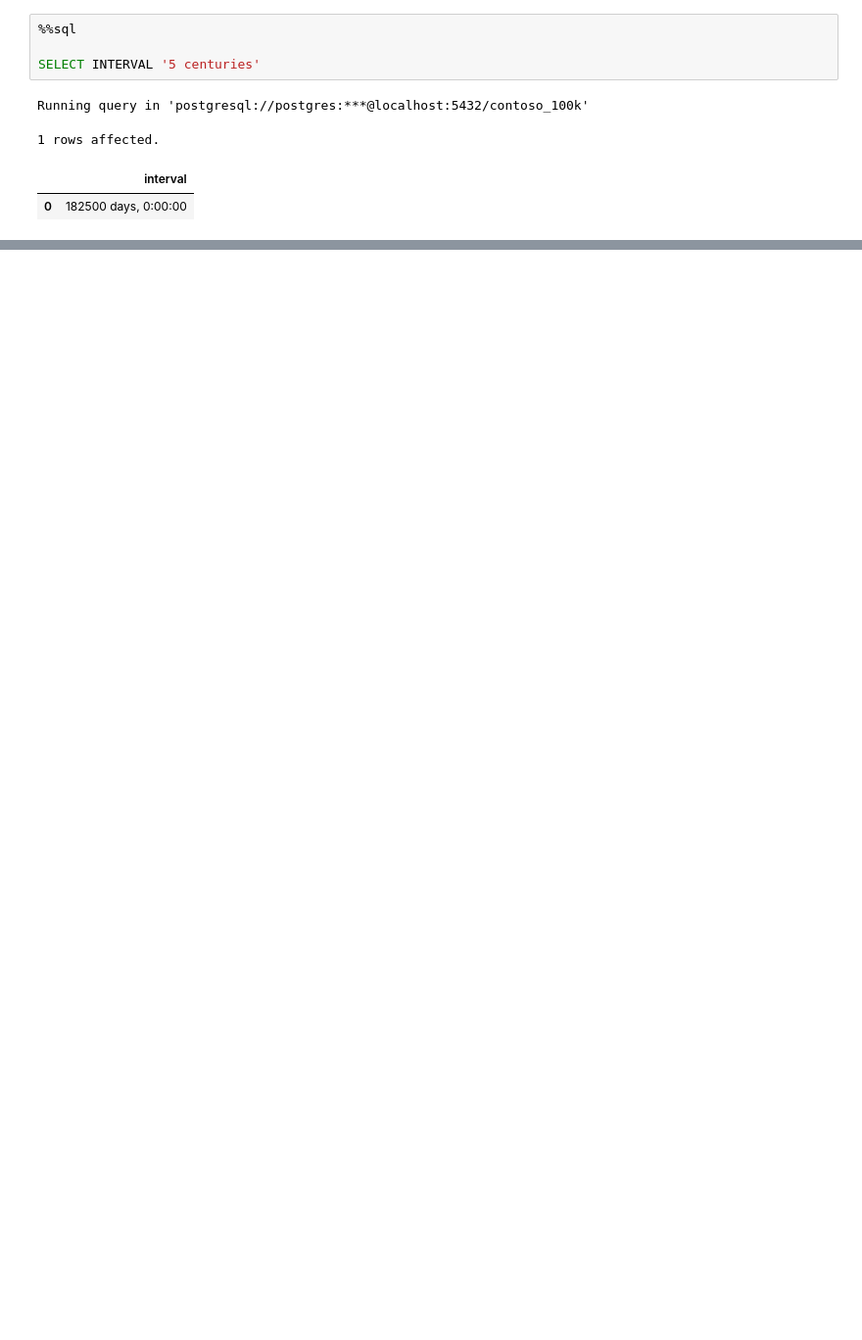
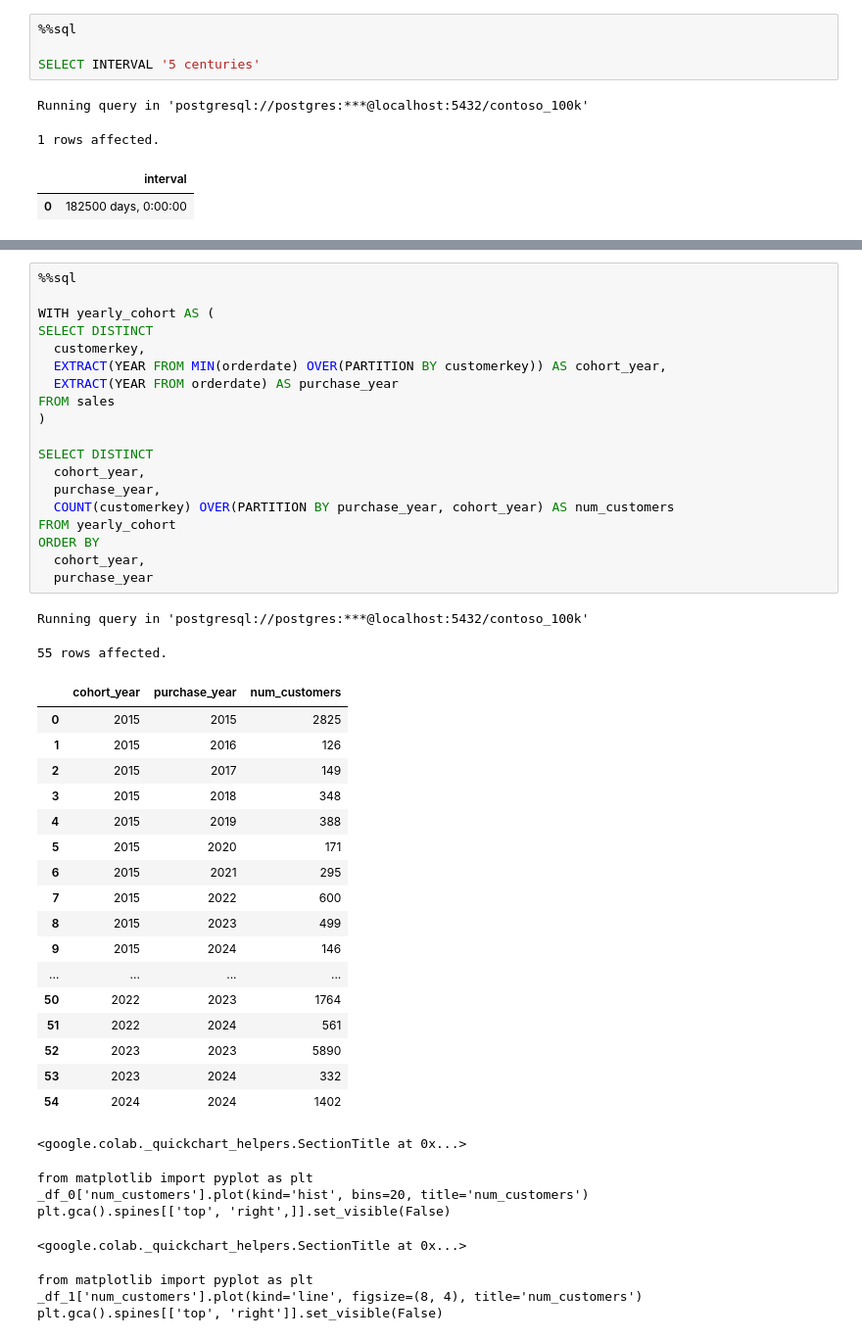
Before and after one commit to ew-alt/Data-anylatics, a Jupyter notebook: Resources/Blank_SQL_Notebook.ipynb, the cells around one changed output, grey strips where cells are left out. Shown: that part at 98% size. Cells and saved outputs as stored; diff of their text form; blank space fills up the shorter version.

```diff
--- a/Resources/Blank_SQL_Notebook.ipynb
+++ b/Resources/Blank_SQL_Notebook.ipynb
@@ -569,0 +536,47 @@ Running query in 'postgresql://postgres:***@localhost:5432/contoso_100k'
+# %%
+%%sql
+
+WITH yearly_cohort AS (
+SELECT DISTINCT
+  customerkey,
+  EXTRACT(YEAR FROM MIN(orderdate) OVER(PARTITION BY customerkey)) AS cohort_year,
+  EXTRACT(YEAR FROM orderdate) AS purchase_year
+FROM sales
+)
+
+SELECT DISTINCT
+  cohort_year,
+  purchase_year,
+  COUNT(customerkey) OVER(PARTITION BY purchase_year, cohort_year) AS num_customers
+FROM yearly_cohort
+ORDER BY
+  cohort_year,
+  purchase_year
+# %% [output]
+Running query in 'postgresql://postgres:***@localhost:5432/contoso_100k'
+55 rows affected.
+|  | cohort_year | purchase_year | num_customers |
+| 0 | 2015 | 2015 | 2825 |
+| 1 | 2015 | 2016 | 126 |
+| 2 | 2015 | 2017 | 149 |
+| 3 | 2015 | 2018 | 348 |
+| 4 | 2015 | 2019 | 388 |
+| 5 | 2015 | 2020 | 171 |
+| 6 | 2015 | 2021 | 295 |
+| 7 | 2015 | 2022 | 600 |
+| 8 | 2015 | 2023 | 499 |
+| 9 | 2015 | 2024 | 146 |
+| ... | ... | ... | ... |
+| 50 | 2022 | 2023 | 1764 |
+| 51 | 2022 | 2024 | 561 |
+| 52 | 2023 | 2023 | 5890 |
+| 53 | 2023 | 2024 | 332 |
+| 54 | 2024 | 2024 | 1402 |
+<google.colab._quickchart_helpers.SectionTitle at 0x...>
+from matplotlib import pyplot as plt
+_df_0['num_customers'].plot(kind='hist', bins=20, title='num_customers')
+plt.gca().spines[['top', 'right',]].set_visible(False)
+<google.colab._quickchart_helpers.SectionTitle at 0x...>
+from matplotlib import pyplot as plt
+_df_1['num_customers'].plot(kind='line', figsize=(8, 4), title='num_customers')
+plt.gca().spines[['top', 'right']].set_visible(False)
```
Also changed, not shown: parts of 8 cells of this notebook.
